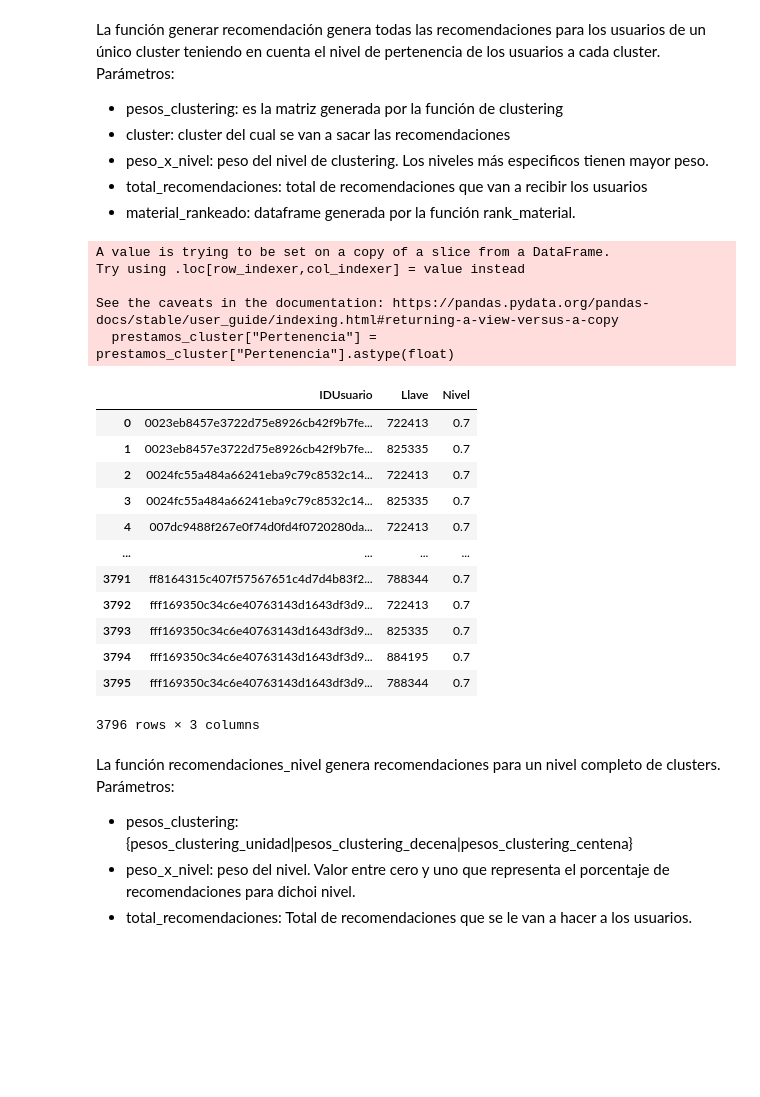
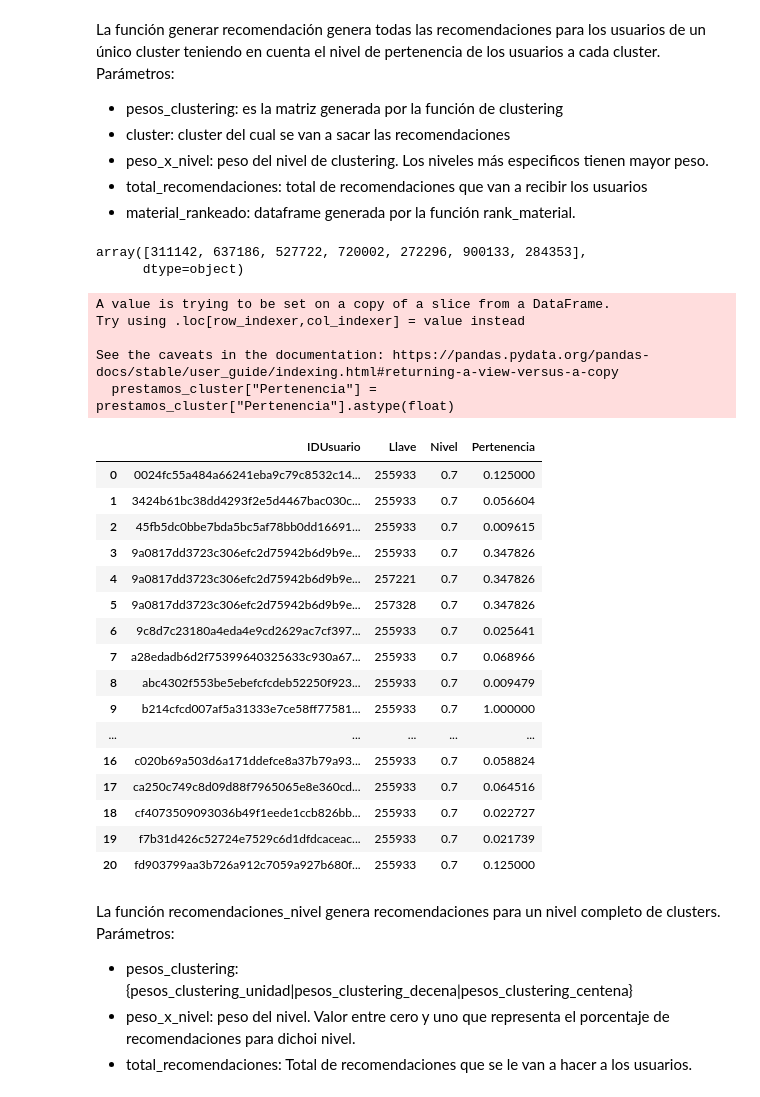
Before and after one commit to Johan-Ortegon-1/uaque, a Jupyter notebook: V2_Clustering_+_Recomendations/ClusteringYRecomendacionesDifusas.ipynb, the cells around one changed output. Saved outputs shown, nothing was run; the diff lists cells and outputs as text; code cells hidden in the pictures; blank space fills up the shorter version.

Commit message:
toca mejorar generar recomedacion

```diff
--- a/V2_Clustering_+_Recomendations/ClusteringYRecomendacionesDifusas.ipynb
+++ b/V2_Clustering_+_Recomendations/ClusteringYRecomendacionesDifusas.ipynb
@@ -466,6 +466,6 @@ pesos_clustering_unidad.to_json(r'C:\Users\user\Downloads\pesos_clustering_unida
 pesos_clustering_decena.to_json(r'C:\Users\user\Downloads\pesos_clustering_decena.json')
 pesos_clustering_centena.to_json(r'C:\Users\user\Downloads\pesos_clustering_centena.json')
 # %%
-pesos_clustering_unidad = pd.read_json('https://www.dropbox.com/s/6j30n8y3fn8358l/pesos_clustering_unidad.json?dl=1')
-pesos_clustering_decena = pd.read_json('https://www.dropbox.com/s/6m7vbpfq8b8qz4s/pesos_clustering_decena.json?dl=1')
-pesos_clustering_centena = pd.read_json('https://www.dropbox.com/s/3rjqco5swu55cna/pesos_clustering_centena.json?dl=1')
+#pesos_clustering_unidad = pd.read_json('https://www.dropbox.com/s/6j30n8y3fn8358l/pesos_clustering_unidad.json?dl=1')
+#pesos_clustering_decena = pd.read_json('https://www.dropbox.com/s/6m7vbpfq8b8qz4s/pesos_clustering_decena.json?dl=1')
+#pesos_clustering_centena = pd.read_json('https://www.dropbox.com/s/3rjqco5swu55cna/pesos_clustering_centena.json?dl=1')
@@ -573,41 +575,57 @@ Parámetros:
 # %%
 import math
 def generar_recomendacion(pesos_clustering, cluster, peso_x_nivel, total_recomendaciones, material_rankeado):
-    recomendaciones = pd.DataFrame(columns = ['IDUsuario', 'Llave', 'Nivel'])
-
+    recomendaciones = pd.DataFrame(columns = ['IDUsuario', 'Llave', 'Nivel', 'Pertenencia'])
+    #buscamos los prestamos asociados unicamente a un cluster
     prestamos_cluster = pesos_clustering.loc[pesos_clustering.Cluster == cluster]
+    #Cambiamos el tipo de dato de pertenencia a float
     prestamos_cluster["Pertenencia"] = prestamos_cluster["Pertenencia"].astype(float)
     for index, row in prestamos_cluster.iterrows():
         num_prestamos = math.ceil(row["Pertenencia"] * peso_x_nivel * total_recomendaciones)
-        aux = material_rankeado.head(num_prestamos)
-        #print(aux.Llave)
-        for llave in aux.Llave.iteritems():
-            aux_df = pd.DataFrame({'IDUsuario': row.IDUsuario, 'Llave': llave[1], 'Nivel': peso_x_nivel}, index = ["Index 1"])
-            #print("Aux: ", aux_df)
-            recomendaciones = pd.concat([recomendaciones, aux_df], ignore_index = True)
-            #print("Recomendaciones del cluster: ", cluster, recomendaciones.shape[0])
+        libro_rankeado = 0
+        libros_recomendados = 0
+        while libros_recomendados < num_prestamos and libro_rankeado < material_rankeado.shape[0]:
+            llaveRecomendacion = material_rankeado.loc[libro_rankeado,'Llave']
+            existe = join.loc[(join["IDUsuario"] == row.IDUsuario) & (join["Llave"] == llaveRecomendacion)]
+            if existe.empty:
+                libros_recomendados = libros_recomendados + 1
+                aux_df = pd.DataFrame({'IDUsuario': row.IDUsuario,
+                                   'Llave': llaveRecomendacion,
+                                   'Nivel': peso_x_nivel,
+                                  'Pertenencia': row.Pertenencia}, index = ["Index 1"])
+                recomendaciones = pd.concat([recomendaciones, aux_df], ignore_index = True)
+            libro_rankeado = libro_rankeado + 1
     return recomendaciones
+# %%
+join.loc[join.DeweyUnidad == 587]["Llave"].unique()
+# %% [output]
+array([311142, 637186, 527722, 720002, 272296, 900133, 284353],
+      dtype=object)
 # %%
-generar_recomendacion(pesos_clustering_unidad, 574, 0.7, 10, material_rankeado)
+generar_recomendacion(pesos_clustering_unidad, 587, 0.7, 10, material_rankeado)
 # %% [output]
 A value is trying to be set on a copy of a slice from a DataFrame.
 Try using .loc[row_indexer,col_indexer] = value instead
 
 See the caveats in the documentation: https://pandas.pydata.org/pandas-docs/stable/user_guide/indexing.html#returning-a-view-versus-a-copy
   prestamos_cluster["Pertenencia"] = prestamos_cluster["Pertenencia"].astype(float)
-|  | IDUsuario | Llave | Nivel |
-| 0 | 0023eb8457e3722d75e8926cb42f9b7fe... | 722413 | 0.7 |
-| 1 | 0023eb8457e3722d75e8926cb42f9b7fe... | 825335 | 0.7 |
-| 2 | 0024fc55a484a66241eba9c79c8532c14... | 722413 | 0.7 |
-| 3 | 0024fc55a484a66241eba9c79c8532c14... | 825335 | 0.7 |
-| 4 | 007dc9488f267e0f74d0fd4f0720280da... | 722413 | 0.7 |
-| ... | ... | ... | ... |
-| 3791 | ff8164315c407f57567651c4d7d4b83f2... | 788344 | 0.7 |
-| 3792 | fff169350c34c6e40763143d1643df3d9... | 722413 | 0.7 |
-| 3793 | fff169350c34c6e40763143d1643df3d9... | 825335 | 0.7 |
-| 3794 | fff169350c34c6e40763143d1643df3d9... | 884195 | 0.7 |
-| 3795 | fff169350c34c6e40763143d1643df3d9... | 788344 | 0.7 |
+|  | IDUsuario | Llave | Nivel | Pertenencia |
+| 0 | 0024fc55a484a66241eba9c79c8532c14... | 255933 | 0.7 | 0.125000 |
+| 1 | 3424b61bc38dd4293f2e5d4467bac030c... | 255933 | 0.7 | 0.056604 |
+| 2 | 45fb5dc0bbe7bda5bc5af78bb0dd16691... | 255933 | 0.7 | 0.009615 |
+| 3 | 9a0817dd3723c306efc2d75942b6d9b9e... | 255933 | 0.7 | 0.347826 |
+| 4 | 9a0817dd3723c306efc2d75942b6d9b9e... | 257221 | 0.7 | 0.347826 |
+| 5 | 9a0817dd3723c306efc2d75942b6d9b9e... | 257328 | 0.7 | 0.347826 |
+| 6 | 9c8d7c23180a4eda4e9cd2629ac7cf397... | 255933 | 0.7 | 0.025641 |
+| 7 | a28edadb6d2f75399640325633c930a67... | 255933 | 0.7 | 0.068966 |
+| 8 | abc4302f553be5ebefcfcdeb52250f923... | 255933 | 0.7 | 0.009479 |
+| 9 | b214cfcd007af5a31333e7ce58ff77581... | 255933 | 0.7 | 1.000000 |
+| ... | ... | ... | ... | ... |
+| 16 | c020b69a503d6a171ddefce8a37b79a93... | 255933 | 0.7 | 0.058824 |
+| 17 | ca250c749c8d09d88f7965065e8e360cd... | 255933 | 0.7 | 0.064516 |
+| 18 | cf4073509093036b49f1eede1ccb826bb... | 255933 | 0.7 | 0.022727 |
+| 19 | f7b31d426c52724e7529c6d1dfdcaceac... | 255933 | 0.7 | 0.021739 |
+| 20 | fd903799aa3b726a912c7059a927b680f... | 255933 | 0.7 | 0.125000 |
-3796 rows × 3 columns
 # %% [markdown]
 La función recomendaciones_nivel genera recomendaciones para un nivel completo de clusters.
 Parámetros:
```
Also changed, not shown: parts of 5 cells of this notebook.
